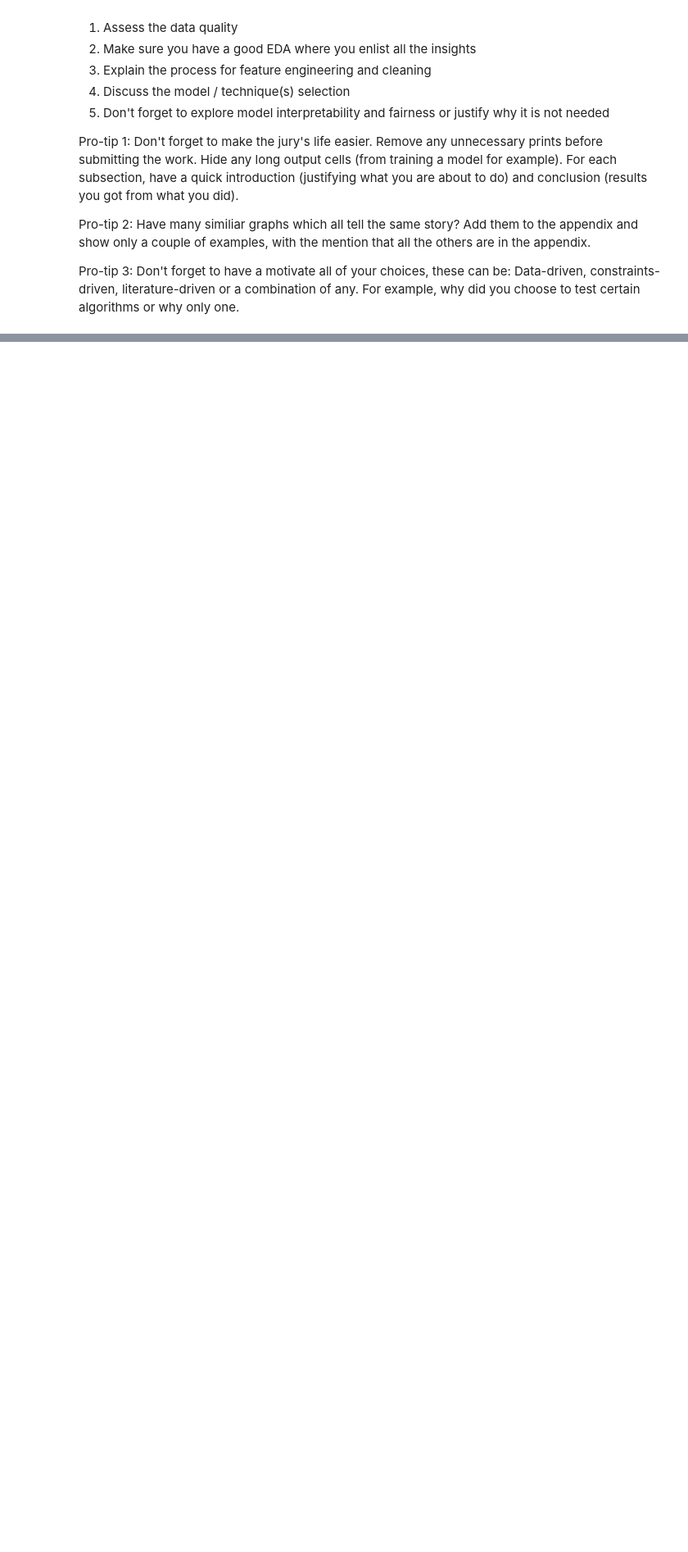
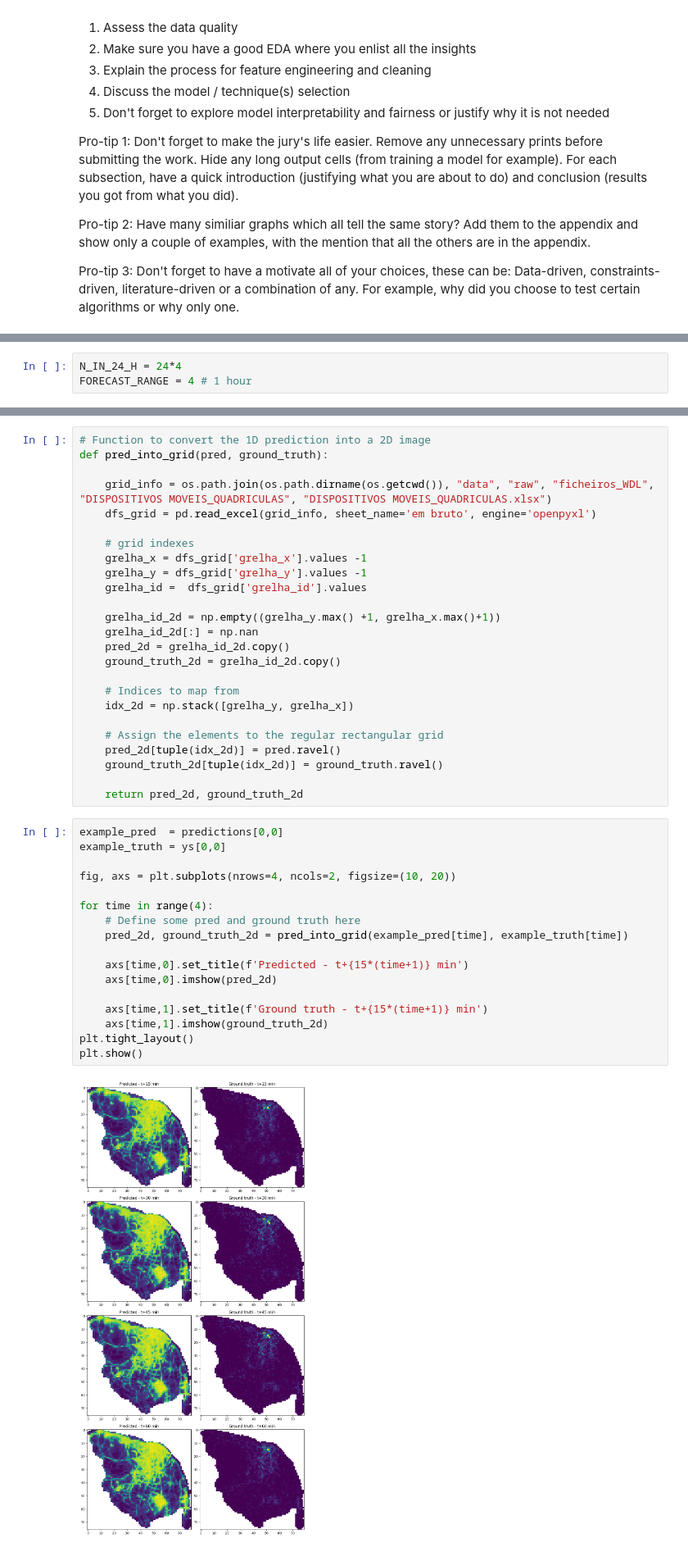
Before and after one commit to duarteoliper/WDL_2023, a Jupyter notebook: Submission.ipynb, the cells around one changed output, grey strips where cells are left out. Shown at 82% size. Cells and saved outputs as stored; diff of their text form; blank space fills up the shorter version.

```diff
--- a/Submission.ipynb
+++ b/Submission.ipynb
@@ -90,0 +387,3 @@ We developed a proof-of-concept for the metro station dataset, which involves tr
+# %%
+N_IN_24_H = 24*4
+FORECAST_RANGE = 4 # 1 hour
@@ -90,0 +562,44 @@ We developed a proof-of-concept for the metro station dataset, which involves tr
+# %%
+# Function to convert the 1D prediction into a 2D image
+def pred_into_grid(pred, ground_truth):
+
+    grid_info = os.path.join(os.path.dirname(os.getcwd()), "data", "raw", "ficheiros_WDL", "DISPOSITIVOS MOVEIS_QUADRICULAS", "DISPOSITIVOS MOVEIS_QUADRICULAS.xlsx")
+    dfs_grid = pd.read_excel(grid_info, sheet_name='em bruto', engine='openpyxl')
+
+    # grid indexes
+    grelha_x = dfs_grid['grelha_x'].values -1
+    grelha_y = dfs_grid['grelha_y'].values -1
+    grelha_id =  dfs_grid['grelha_id'].values
+
+    grelha_id_2d = np.empty((grelha_y.max() +1, grelha_x.max()+1))
+    grelha_id_2d[:] = np.nan
+    pred_2d = grelha_id_2d.copy()
+    ground_truth_2d = grelha_id_2d.copy()
+
+    # Indices to map from
+    idx_2d = np.stack([grelha_y, grelha_x])
+
+    # Assign the elements to the regular rectangular grid
+    pred_2d[tuple(idx_2d)] = pred.ravel()
+    ground_truth_2d[tuple(idx_2d)] = ground_truth.ravel()
+
+    return pred_2d, ground_truth_2d
+# %%
+example_pred  = predictions[0,0]
+example_truth = ys[0,0]
+
+fig, axs = plt.subplots(nrows=4, ncols=2, figsize=(10, 20))
+
+for time in range(4):
+    # Define some pred and ground truth here
+    pred_2d, ground_truth_2d = pred_into_grid(example_pred[time], example_truth[time])
+
+    axs[time,0].set_title(f'Predicted - t+{15*(time+1)} min')
+    axs[time,0].imshow(pred_2d)
+
+    axs[time,1].set_title(f'Ground truth - t+{15*(time+1)} min')
+    axs[time,1].imshow(ground_truth_2d)
+plt.tight_layout()
+plt.show()
+# %% [output]
+[figure, added]
```
Also changed, not shown: parts of 94 cells of this notebook.
